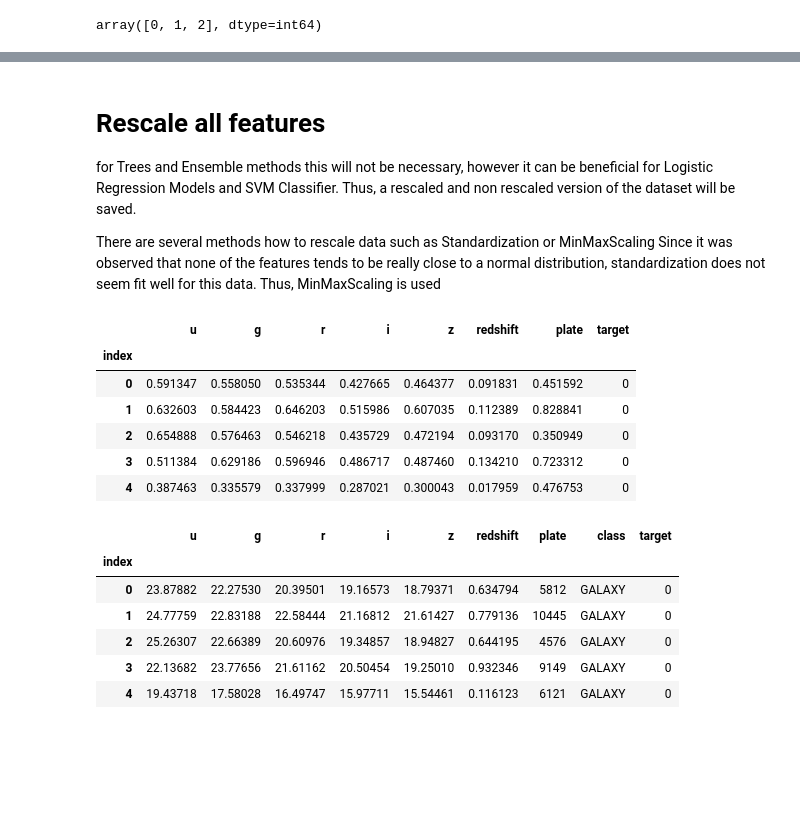
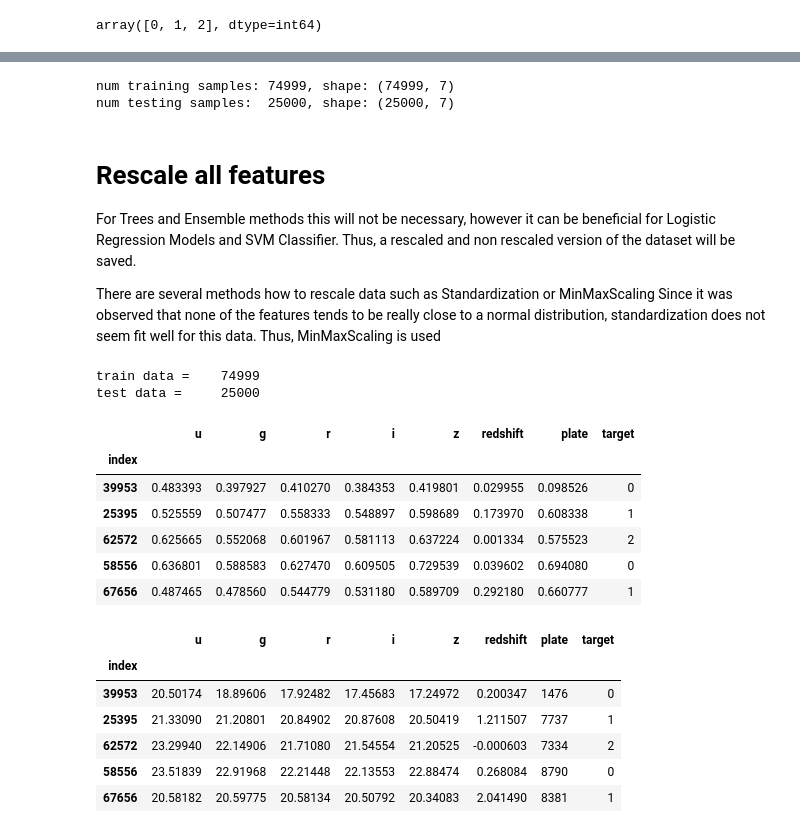
Before and after one commit to NicolaHorst/UNI_Stellar_Classification, a Jupyter notebook: 02_Data_Preprocessing.ipynb, the cells around one changed output, grey strips where cells are left out. Drawn from its saved outputs; the diff is of its cells as text; code cells hidden in the pictures; blank space fills up the shorter version.

```diff
--- a/02_Data_Preprocessing.ipynb
+++ b/02_Data_Preprocessing.ipynb
@@ -51,6 +63,24 @@ array([0, 1, 2], dtype=int64)
+# %%
+labels: DataFrame = data["target"]
+
+x_train, x_test, y_train, y_test = train_test_split(
+    data.drop(["class", "target"], axis=1),
+    labels,
+    train_size=.75,
+    test_size=.25,
+    shuffle=True,
+    stratify=labels,
+    random_state=1337
+)
+
+print(f"num training samples: {len(x_train)}, shape: {x_train.shape}")
+print(f"num testing samples:  {len(x_test)}, shape: {x_test.shape}")
+# %% [output]
+num training samples: 74999, shape: (74999, 7)
+num testing samples:  25000, shape: (25000, 7)
 # %% [markdown]
 # Rescale all features
-for Trees and Ensemble methods this will not be necessary, however it can be beneficial for Logistic Regression Models and SVM Classifier.
+For Trees and Ensemble methods this will not be necessary, however it can be beneficial for Logistic Regression Models and SVM Classifier.
 Thus, a rescaled and non rescaled version of the dataset will be saved.
 
 There are several methods how to rescale data such as Standardization or MinMaxScaling
@@ -67,20 +89,33 @@ mm_scaled_data["target"] = data.target
+# %%
+min_max_scaler = MinMaxScaler()
+
+# min max scale
+mm_scaled_train_data: DataFrame = DataFrame(
+    data=min_max_scaler.fit_transform(x_train, y_train),
+    columns=min_max_scaler.get_feature_names_out(),
+    index=x_train.index
+)
+mm_scaled_test_data: DataFrame = DataFrame(
+    data=min_max_scaler.transform(x_test),
+    columns=min_max_scaler.get_feature_names_out(),
+    index=x_test.index
+)
+
+mm_scaled_train_data["target"] = y_train
+mm_scaled_test_data["target"] = y_test
+
+print(f"train data =    {len(mm_scaled_train_data)}")
+print(f"test data =     {len(mm_scaled_test_data)}")
+# %% [output]
+train data =    74999
+test data =     25000
 # %%
-mm_scaled_data.head()
+mm_scaled_train_data.head()
 # %% [output]
 |  | u | g | r | i | z | redshift | plate | target |
 | index |  |  |  |  |  |  |  |  |
-| 0 | 0.591347 | 0.558050 | 0.535344 | 0.427665 | 0.464377 | 0.091831 | 0.451592 | 0 |
-| 1 | 0.632603 | 0.584423 | 0.646203 | 0.515986 | 0.607035 | 0.112389 | 0.828841 | 0 |
-| 2 | 0.654888 | 0.576463 | 0.546218 | 0.435729 | 0.472194 | 0.093170 | 0.350949 | 0 |
-| 3 | 0.511384 | 0.629186 | 0.596946 | 0.486717 | 0.487460 | 0.134210 | 0.723312 | 0 |
-| 4 | 0.387463 | 0.335579 | 0.337999 | 0.287021 | 0.300043 | 0.017959 | 0.476753 | 0 |
+| 39953 | 0.483393 | 0.397927 | 0.410270 | 0.384353 | 0.419801 | 0.029955 | 0.098526 | 0 |
+| 25395 | 0.525559 | 0.507477 | 0.558333 | 0.548897 | 0.598689 | 0.173970 | 0.608338 | 1 |
+| 62572 | 0.625665 | 0.552068 | 0.601967 | 0.581113 | 0.637224 | 0.001334 | 0.575523 | 2 |
+| 58556 | 0.636801 | 0.588583 | 0.627470 | 0.609505 | 0.729539 | 0.039602 | 0.694080 | 0 |
+| 67656 | 0.487465 | 0.478560 | 0.544779 | 0.531180 | 0.589709 | 0.292180 | 0.660777 | 1 |
-# %%
-data.head()
-# %% [output]
-|  | u | g | r | i | z | redshift | plate | class | target |
-| index |  |  |  |  |  |  |  |  |  |
-| 0 | 23.87882 | 22.27530 | 20.39501 | 19.16573 | 18.79371 | 0.634794 | 5812 | GALAXY | 0 |
-| 1 | 24.77759 | 22.83188 | 22.58444 | 21.16812 | 21.61427 | 0.779136 | 10445 | GALAXY | 0 |
-| 2 | 25.26307 | 22.66389 | 20.60976 | 19.34857 | 18.94827 | 0.644195 | 4576 | GALAXY | 0 |
-| 3 | 22.13682 | 23.77656 | 21.61162 | 20.50454 | 19.25010 | 0.932346 | 9149 | GALAXY | 0 |
-| 4 | 19.43718 | 17.58028 | 16.49747 | 15.97711 | 15.54461 | 0.116123 | 6121 | GALAXY | 0 |
@@ -93,0 +122,13 @@ mm_scaled_data.to_csv(save_path_mm_scale, index=True)
+# %%
+x_train["target"] = y_train
+x_test["target"] = y_test
+
+x_train.head()
+# %% [output]
+|  | u | g | r | i | z | redshift | plate | target |
+| index |  |  |  |  |  |  |  |  |
+| 39953 | 20.50174 | 18.89606 | 17.92482 | 17.45683 | 17.24972 | 0.200347 | 1476 | 0 |
+| 25395 | 21.33090 | 21.20801 | 20.84902 | 20.87608 | 20.50419 | 1.211507 | 7737 | 1 |
+| 62572 | 23.29940 | 22.14906 | 21.71080 | 21.54554 | 21.20525 | -0.000603 | 7334 | 2 |
+| 58556 | 23.51839 | 22.91968 | 22.21448 | 22.13553 | 22.88474 | 0.268084 | 8790 | 0 |
+| 67656 | 20.58182 | 20.59775 | 20.58134 | 20.50792 | 20.34083 | 2.041490 | 8381 | 1 |
```
Also changed, not shown: parts of 9 cells of this notebook, 9 other files.
